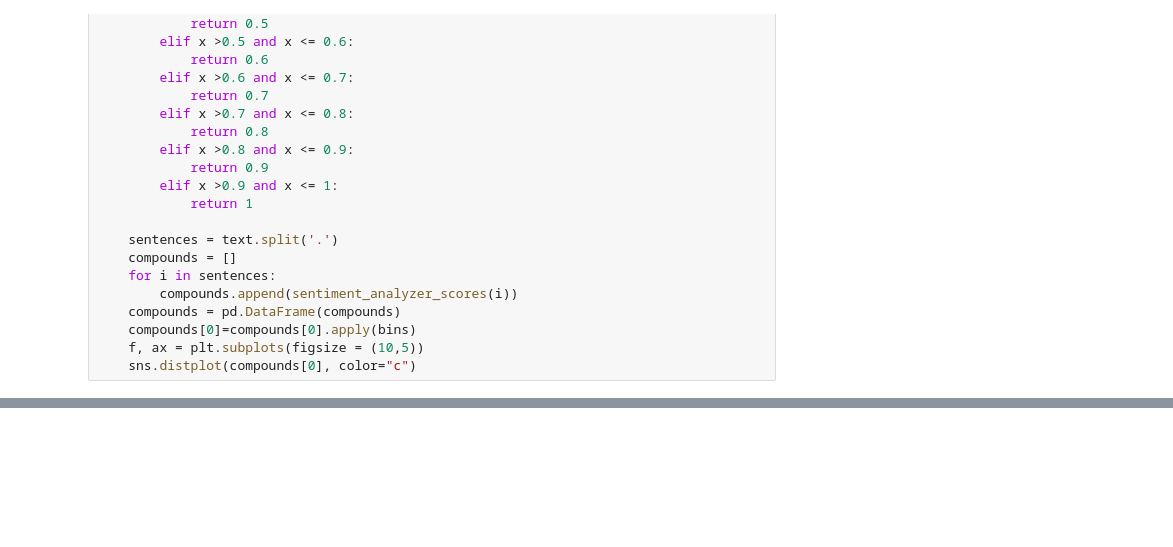
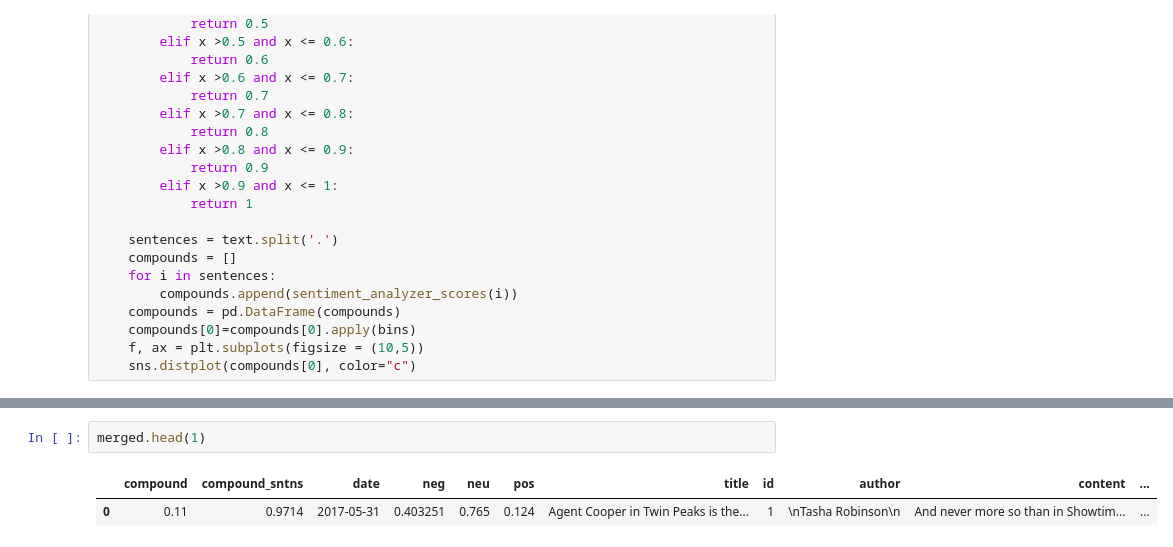
Before and after one commit to fjosp/DL_project, a Jupyter notebook: news_analysis.ipynb, the cells around one changed output, grey strips where cells are left out. Drawn from its saved outputs; the diff is of its cells as text; blank space fills up the shorter version.

```diff
--- a/news_analysis.ipynb
+++ b/news_analysis.ipynb
@@ -236,0 +338,5 @@ for i in range(20):
+# %%
+merged.head(1)
+# %% [output]
+|  | compound | compound_sntns | date | neg | neu | pos | title | id | author | content | ... |
+| 0 | 0.11 | 0.9714 | 2017-05-31 | 0.403251 | 0.765 | 0.124 | Agent Cooper in Twin Peaks is the... | 1 | \nTasha Robinson\n | And never more so than in Showtim... | ... |
```
Also changed, not shown: parts of 20 cells of this notebook.
